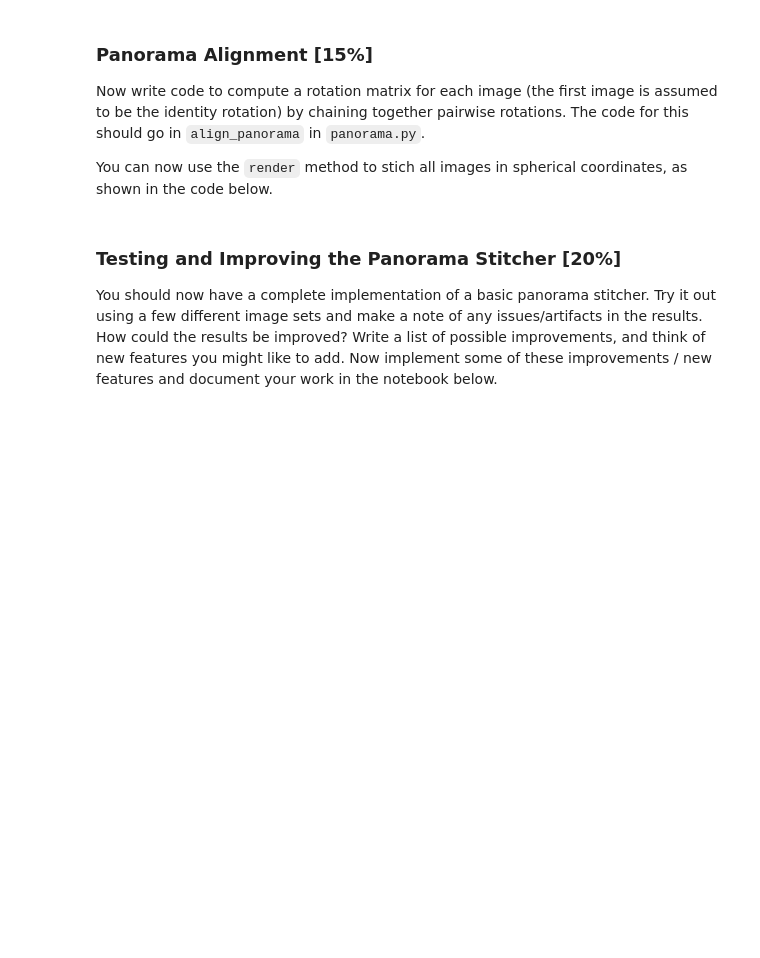
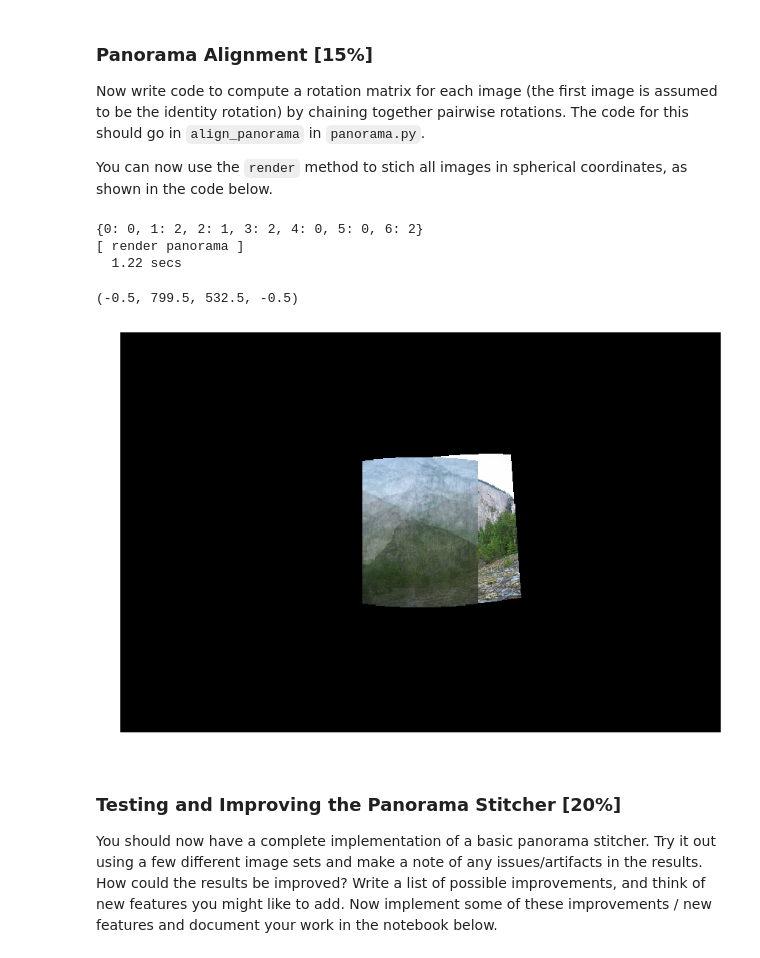
Before and after one commit to trwxd8/GradSchool576, a Jupyter notebook: Project2/Project2.ipynb, the cells around one changed output. Cells and saved outputs as stored; diff of their text form; code cells hidden in the pictures; blank space fills up the shorter version.

Commit message:
progress
panorama stitcher progress

```diff
--- a/Project2/Project2.ipynb
+++ b/Project2/Project2.ipynb
@@ -385,18 +417,24 @@ You can now use the `render` method to stich all images in spherical coordinates
 # %%
 pano.align_panorama()
 
 render_params={}
 render_params['render_width']=800
-render_params['theta_min']=-45
-render_params['theta_max']=45
-render_params['phi_min']=-30
-render_params['phi_max']=30
+render_params['theta_min']=-90
+render_params['theta_max']=90
+render_params['phi_min']=-60
+render_params['phi_max']=60
 
 pano_im = pano.render(render_params)
 
 plt.plot()
 plt.imshow(pano_im)
 plt.axis('off')
+# %% [output]
+{0: 0, 1: 2, 2: 1, 3: 2, 4: 0, 5: 0, 6: 2}
+[ render panorama ]
+  1.22 secs
+(-0.5, 799.5, 532.5, -0.5)
+[figure, added]
 # %% [markdown]
 ### Testing and Improving the Panorama Stitcher [20%]
 
```
Also changed, not shown: parts of 9 cells of this notebook, 3 other files.
